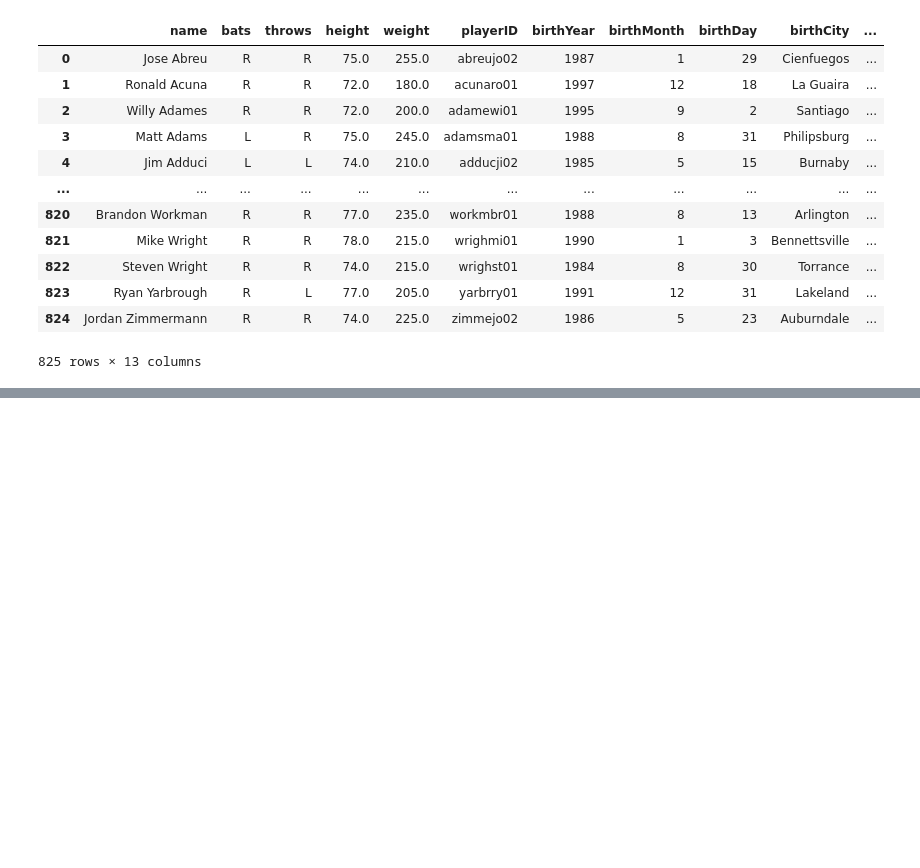
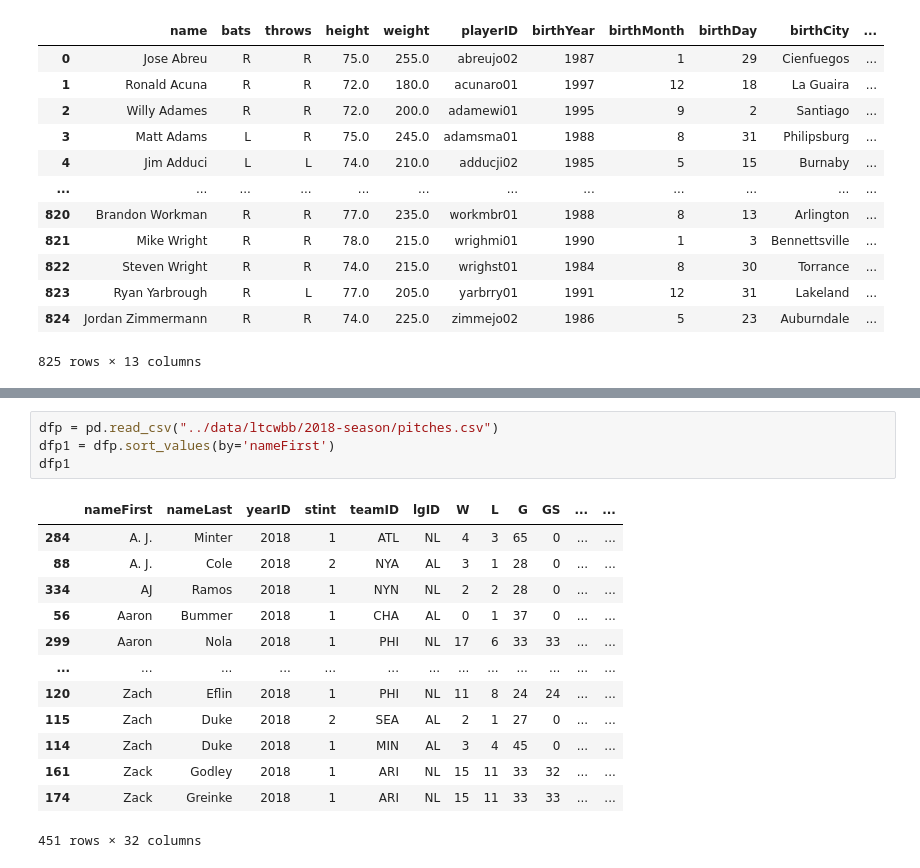
Before and after one commit to dowonh9599/everything-python, a Jupyter notebook: 06-pandas/01-introduction.ipynb, the cells around one changed output, grey strips where cells are left out. Cells and saved outputs as stored; diff of their text form; blank space fills up the shorter version.

```diff
--- a/06-pandas/01-introduction.ipynb
+++ b/06-pandas/01-introduction.ipynb
@@ -648,2 +616,20 @@ player_data_personal
 # %% [markdown]
 ![IMG_0484.jpeg](attachment:IMG_0484.jpeg)
+# %%
+dfp = pd.read_csv("../data/ltcwbb/2018-season/pitches.csv")
+dfp1 = dfp.sort_values(by='nameFirst')
+dfp1
+# %% [output]
+|  | nameFirst | nameLast | yearID | stint | teamID | lgID | W | L | G | GS | ... | ... |
+| 284 | A. J. | Minter | 2018 | 1 | ATL | NL | 4 | 3 | 65 | 0 | ... | ... |
+| 88 | A. J. | Cole | 2018 | 2 | NYA | AL | 3 | 1 | 28 | 0 | ... | ... |
+| 334 | AJ | Ramos | 2018 | 1 | NYN | NL | 2 | 2 | 28 | 0 | ... | ... |
+| 56 | Aaron | Bummer | 2018 | 1 | CHA | AL | 0 | 1 | 37 | 0 | ... | ... |
+| 299 | Aaron | Nola | 2018 | 1 | PHI | NL | 17 | 6 | 33 | 33 | ... | ... |
+| ... | ... | ... | ... | ... | ... | ... | ... | ... | ... | ... | ... | ... |
+| 120 | Zach | Eflin | 2018 | 1 | PHI | NL | 11 | 8 | 24 | 24 | ... | ... |
+| 115 | Zach | Duke | 2018 | 2 | SEA | AL | 2 | 1 | 27 | 0 | ... | ... |
+| 114 | Zach | Duke | 2018 | 1 | MIN | AL | 3 | 4 | 45 | 0 | ... | ... |
+| 161 | Zack | Godley | 2018 | 1 | ARI | NL | 15 | 11 | 33 | 32 | ... | ... |
+| 174 | Zack | Greinke | 2018 | 1 | ARI | NL | 15 | 11 | 33 | 33 | ... | ... |
+451 rows × 32 columns
```
Also changed, not shown: parts of 6 cells of this notebook.
